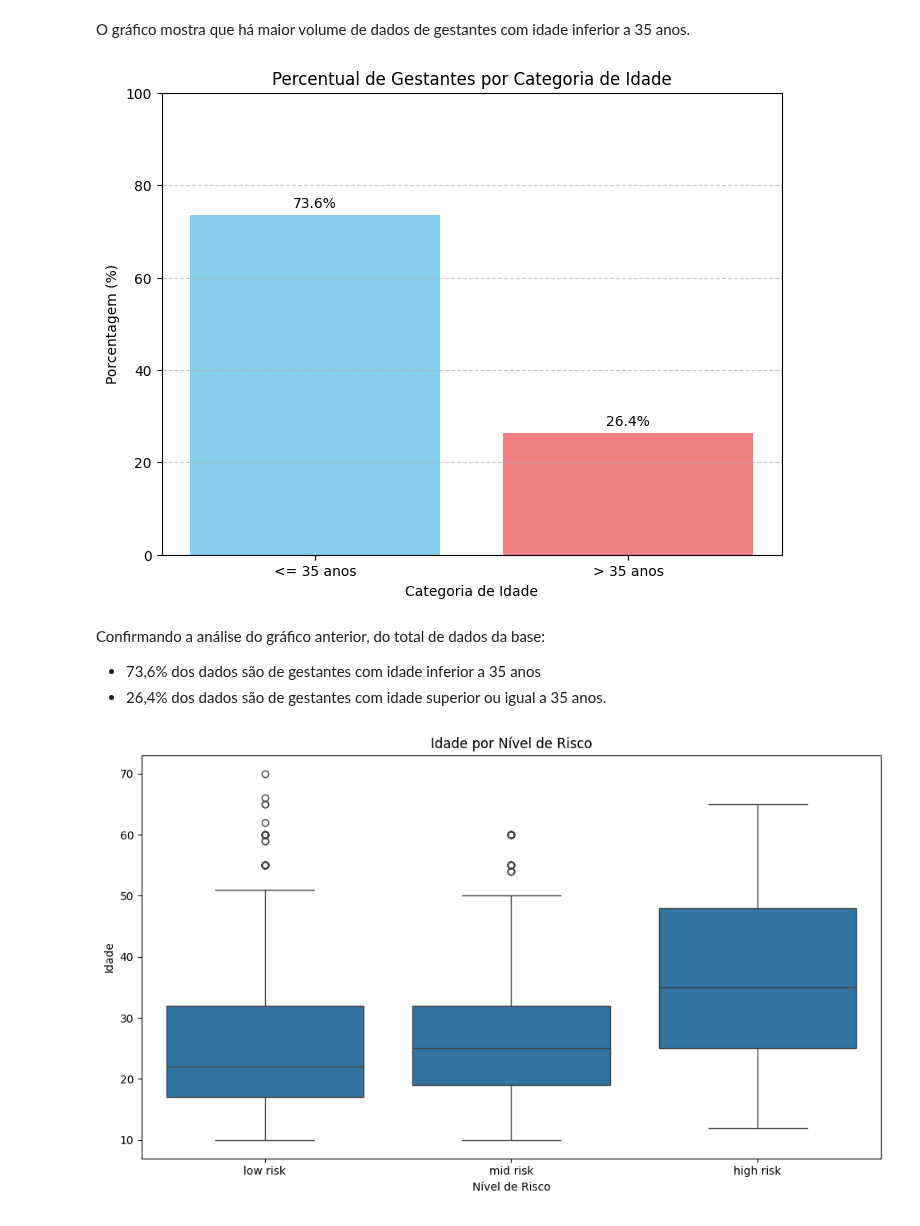
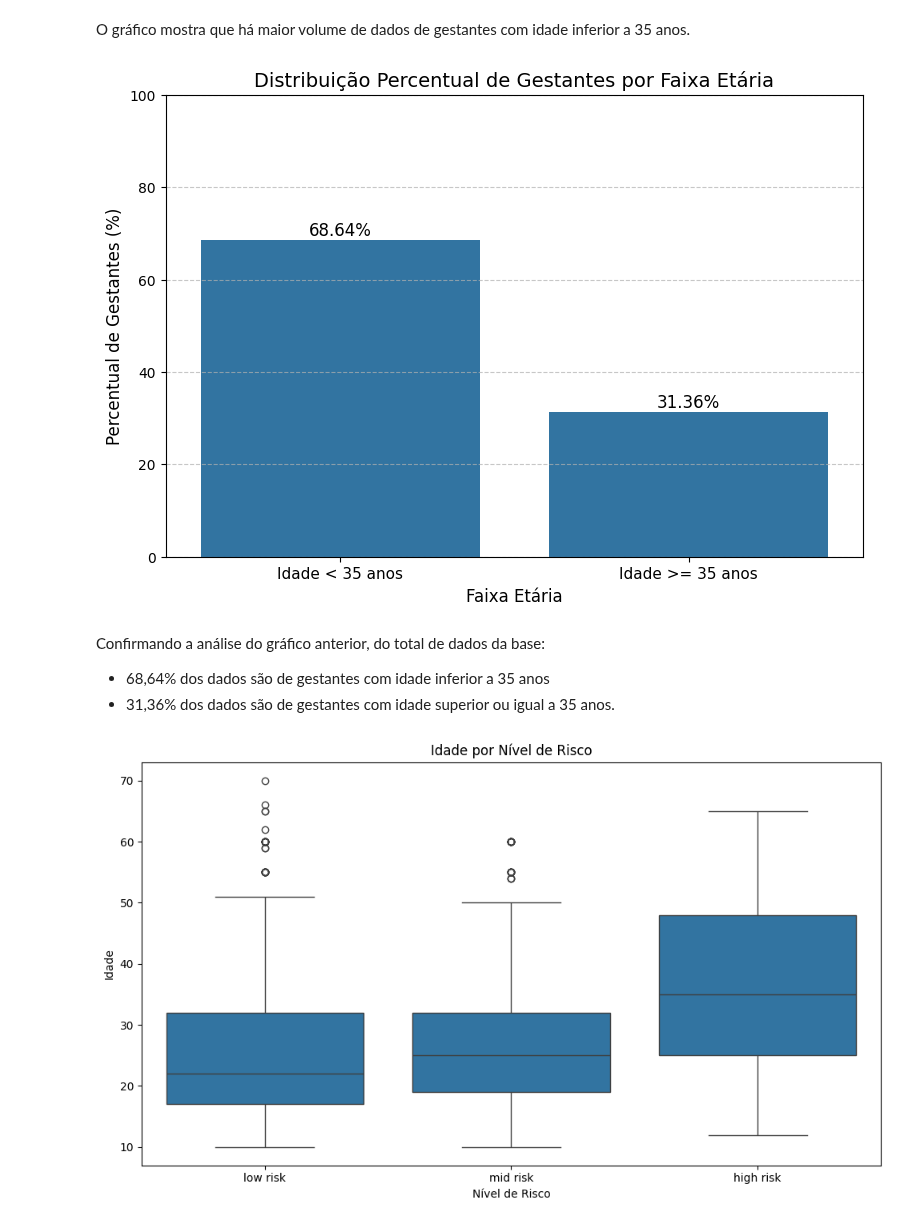
Before and after one commit to AlineFiori/MVP, a Jupyter notebook: Template_Análise_de_Dados_Pregnancy.ipynb, the cells around one changed output. Cells and saved outputs as stored; diff of their text form; code cells hidden in the pictures.

```diff
--- a/Template_Análise_de_Dados_Pregnancy.ipynb
+++ b/Template_Análise_de_Dados_Pregnancy.ipynb
@@ -220,51 +276,41 @@ plt.show()
 [figure]
 # %% [markdown]
 O gráfico mostra que há maior volume de dados de gestantes com idade inferior a 35 anos.
-# %%
-# 8. Análise de variáveis categóricas: analisando o % da idade <35 anos e > 35 anos
-
-# Criar uma coluna para categorizar a idade
-Dataset['Categoria_Idade'] = Dataset['Idade'].apply(lambda x: '<= 35 anos' if x <= 35 else '> 35 anos')
-
-# Calcular os percentuais para cada grupo de idade
-age_group_percentages = Dataset['Categoria_Idade'].value_counts(normalize=True) * 100
-age_group_percentages_df = age_group_percentages.reset_index()
-age_group_percentages_df.columns = ['Categoria_Idade', 'Percentage']
-
-# Ordenar os grupos de idade para garantir uma ordem consistente no gráfico
-order = ['<= 35 anos', '> 35 anos']
-age_group_percentages_df['Categoria_Idade'] = pd.Categorical(age_group_percentages_df['Categoria_Idade'], categories=order, ordered=True)
-age_group_percentages_df = age_group_percentages_df.sort_values('Categoria_Idade')
-
-# Configurações para o gráfico
-fig, ax = plt.subplots(figsize=(8, 6))
-
-# Plotar as barras
-bars = ax.bar(age_group_percentages_df['Categoria_Idade'], age_group_percentages_df['Percentage'], color=['skyblue', 'lightcoral'])
-
-# Adicionar rótulos, título
-ax.set_xlabel('Categoria de Idade')
-ax.set_ylabel('Porcentagem (%)')
-ax.set_title('Percentual de Gestantes por Categoria de Idade')
-ax.set_ylim(0, 100)
-ax.grid(axis='y', linestyle='--', alpha=0.7)
-
-# Adicionar os valores percentuais nas barras
-for bar in bars:
-    height = bar.get_height()
-    ax.annotate(f'{height:.1f}%',
-                xy=(bar.get_x() + bar.get_width() / 2, height),
-                xytext=(0, 3),
-                textcoords="offset points",
-                ha='center', va='bottom')
-
-
-# Mostrar o gráfico
-plt.show()
-# %% [output]
-[figure, removed]
+# %%
+# 2. Análise de variáveis: analisando o % de idade gestacional 35+
+
+# Calcular a contagem de valores para 'Idade_35+' e normalizar para obter percentuais
+proportions_idade35_plus = Dataset['Idade_35+'].value_counts(normalize=True) * 100
+
+# Preparar os dados para o gráfico de barras
+plot_data = pd.DataFrame({
+    'Grupo Idade': ['Idade < 35 anos', 'Idade >= 35 anos'], # Rótulos claros para o gráfico
+    'Percentual': [proportions_idade35_plus.get(0, 0), proportions_idade35_plus.get(1, 0)]
+})
+
+# Criar o gráfico de barras
+plt.figure(figsize=(9, 6)) # Aumentar ligeiramente o tamanho para melhor visualização
+sns.barplot(x='Grupo Idade', y='Percentual', data=plot_data)
+            #palette='viridis') # 'viridis' é uma boa paleta de cores
+
+# Adicionar rótulos de percentual nas barras para clareza
+for index, row in plot_data.iterrows():
+    plt.text(index, row.Percentual, f'{row.Percentual:.2f}%',
+             color='black', ha="center", va='bottom', fontsize=12)
+
+plt.title('Distribuição Percentual de Gestantes por Faixa Etária', fontsize=14)
+plt.xlabel('Faixa Etária', fontsize=12)
+plt.ylabel('Percentual de Gestantes (%)', fontsize=12)
+plt.ylim(0, 100) # Garantir que o eixo Y vá de 0 a 100%
+plt.grid(axis='y', linestyle='--', alpha=0.7) # Adicionar grade para facilitar a leitura
+plt.xticks(fontsize=11)
+
+# Mostrar o gráfico
+plt.show()
+# %% [output]
+[figure, added]
 # %% [markdown]
 Confirmando a análise do gráfico anterior, do total de dados da base:
-- 73,6% dos dados são de gestantes com idade inferior a 35 anos
-- 26,4% dos dados são de gestantes com idade superior ou igual a 35 anos.
+- 68,64% dos dados são de gestantes com idade inferior a 35 anos
+- 31,36% dos dados são de gestantes com idade superior ou igual a 35 anos.
 # %%
```
Also changed, not shown: parts of 38 cells of this notebook.
